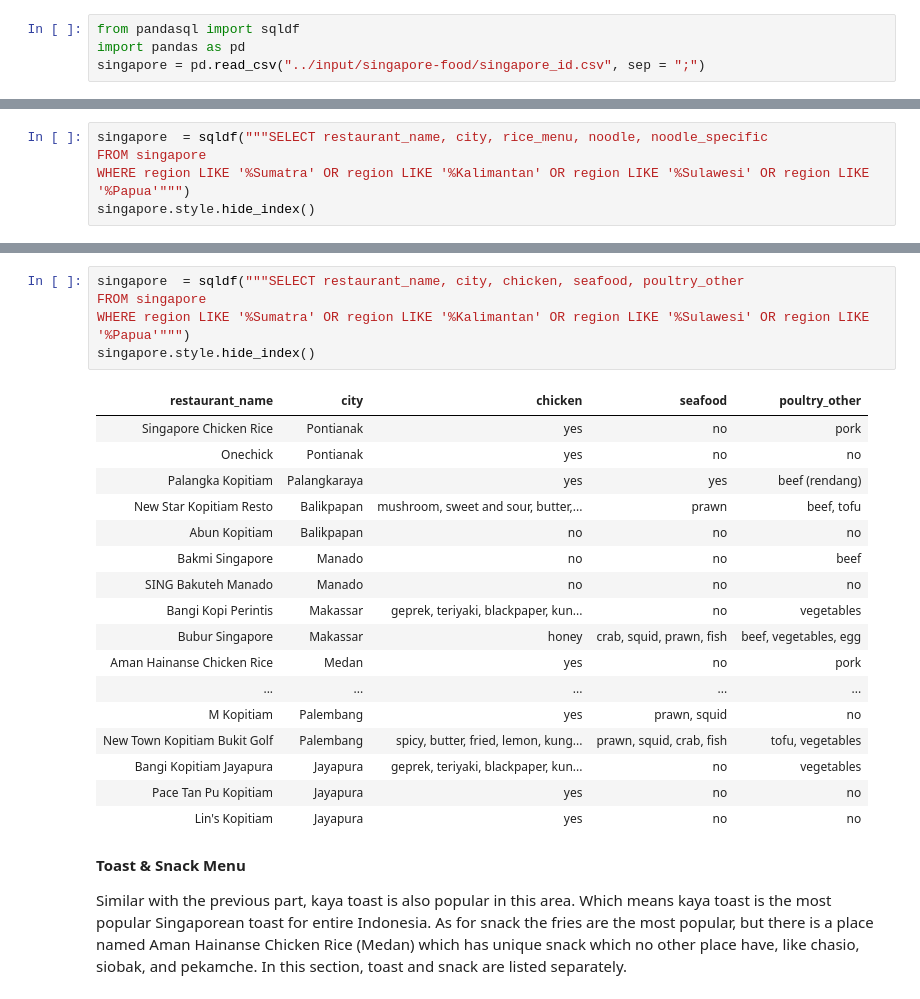
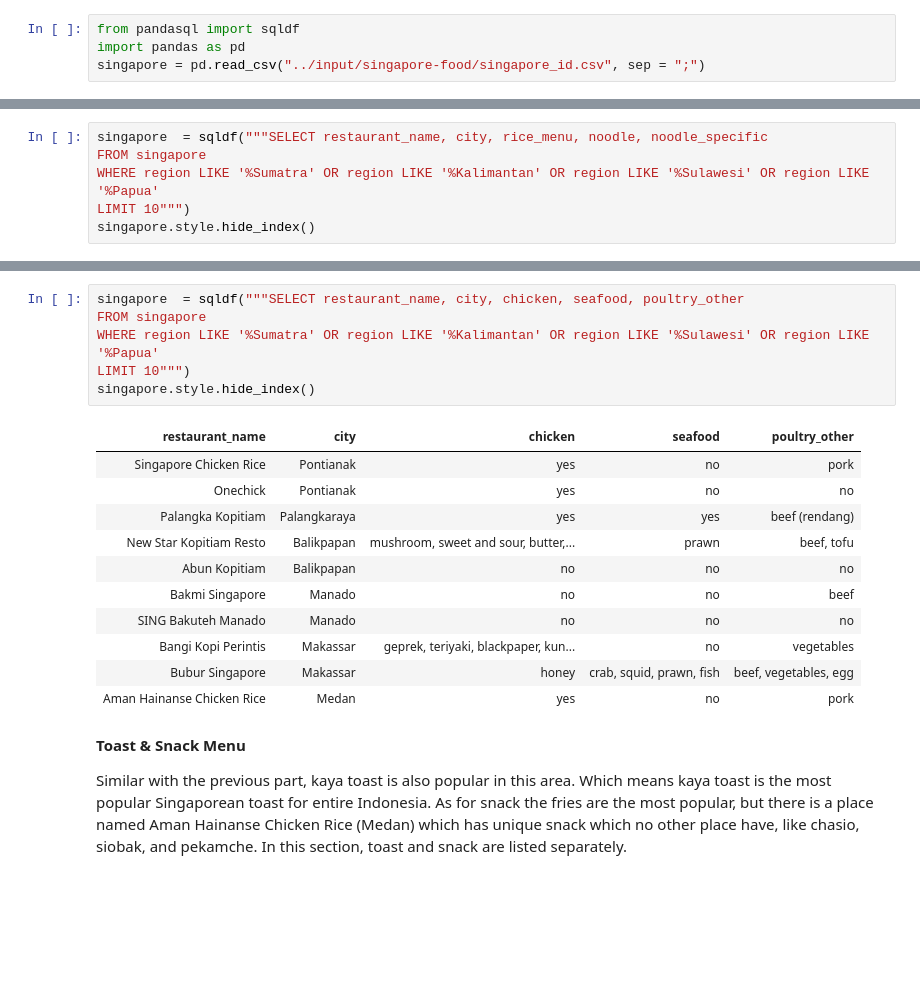
Before and after one commit to miradelimanr/Burger-Jakarta, a Jupyter notebook: singapore-food-in-indonesia-iii-sql-version.ipynb, the cells around one changed output, grey strips where cells are left out. Cells and saved outputs as stored; diff of their text form; blank space fills up the shorter version.

```diff
--- a/singapore-food-in-indonesia-iii-sql-version.ipynb
+++ b/singapore-food-in-indonesia-iii-sql-version.ipynb
@@ -49,7 +55,8 @@ Here is their Rice and Noodle Menu. For the rice they mostly have hainanse rice
 # %%
 singapore  = sqldf("""SELECT restaurant_name, city, rice_menu, noodle, noodle_specific
 FROM singapore
-WHERE region LIKE '%Sumatra' OR region LIKE '%Kalimantan' OR region LIKE '%Sulawesi' OR region LIKE '%Papua'""")
+WHERE region LIKE '%Sumatra' OR region LIKE '%Kalimantan' OR region LIKE '%Sulawesi' OR region LIKE '%Papua'
+LIMIT 10""")
 singapore.style.hide_index()
 # %% [output]
 | restaurant_name | city | rice_menu | noodle | noodle_specific |
@@ -76,26 +77,21 @@ Based on the list here, the poultry menu are mostly dominated by chicken but onl
 # %%
 singapore  = sqldf("""SELECT restaurant_name, city, chicken, seafood, poultry_other
 FROM singapore
-WHERE region LIKE '%Sumatra' OR region LIKE '%Kalimantan' OR region LIKE '%Sulawesi' OR region LIKE '%Papua'""")
+WHERE region LIKE '%Sumatra' OR region LIKE '%Kalimantan' OR region LIKE '%Sulawesi' OR region LIKE '%Papua'
+LIMIT 10""")
 singapore.style.hide_index()
 # %% [output]
 | restaurant_name | city | chicken | seafood | poultry_other |
 | Singapore Chicken Rice | Pontianak | yes | no | pork |
 | Onechick | Pontianak | yes | no | no |
 | Palangka Kopitiam | Palangkaraya | yes | yes | beef (rendang) |
 | New Star Kopitiam Resto | Balikpapan | mushroom, sweet and sour, butter,... | prawn | beef, tofu |
 | Abun Kopitiam | Balikpapan | no | no | no |
 | Bakmi Singapore | Manado | no | no | beef |
 | SING Bakuteh Manado | Manado | no | no | no |
 | Bangi Kopi Perintis | Makassar | geprek, teriyaki, blackpaper, kun... | no | vegetables |
 | Bubur Singapore | Makassar | honey | crab, squid, prawn, fish | beef, vegetables, egg |
 | Aman Hainanse Chicken Rice | Medan | yes | no | pork |
-| ... | ... | ... | ... | ... |
-| M Kopitiam | Palembang | yes | prawn, squid | no |
-| New Town Kopitiam Bukit Golf | Palembang | spicy, butter, fried, lemon, kung... | prawn, squid, crab, fish | tofu, vegetables |
-| Bangi Kopitiam Jayapura | Jayapura | geprek, teriyaki, blackpaper, kun... | no | vegetables |
-| Pace Tan Pu Kopitiam | Jayapura | yes | no | no |
-| Lin's Kopitiam | Jayapura | yes | no | no |
 # %% [markdown]
 **Toast & Snack Menu**
 
```
Also changed, not shown: parts of 8 cells of this notebook.
